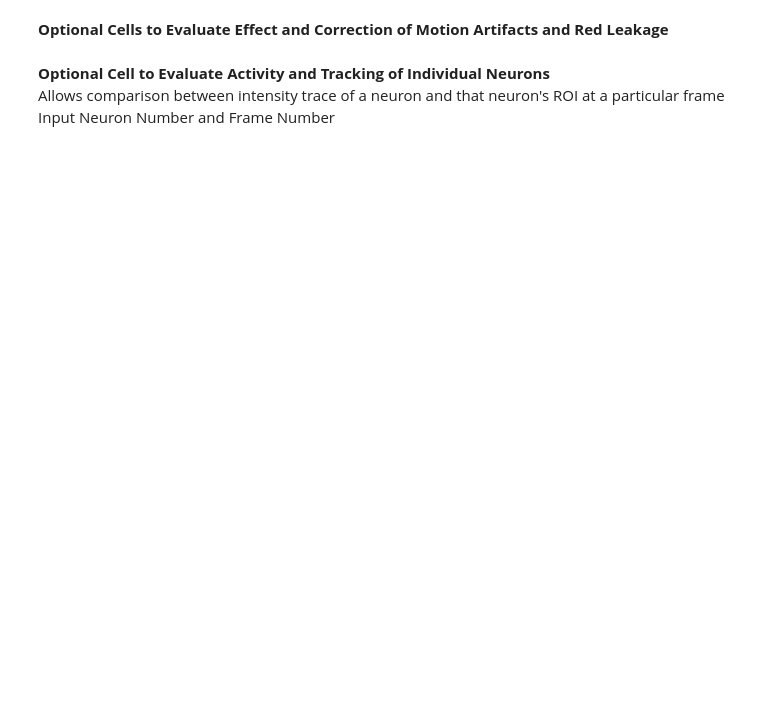
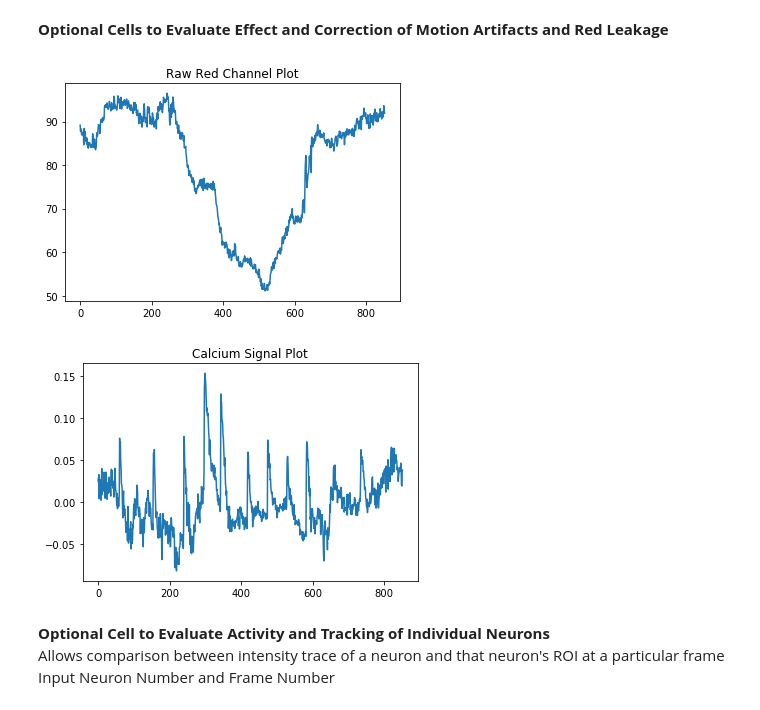
Before and after one commit to N0AHt/Hydra-Neural-Activity-Analysis, a Jupyter notebook: Neural Activity Analysis/SCHyA_user_script.ipynb, the cells around one changed output. Saved outputs shown, nothing was run; the diff lists cells and outputs as text; code cells hidden in the pictures; blank space fills up the shorter version.

```diff
--- a/Neural Activity Analysis/SCHyA_user_script.ipynb
+++ b/Neural Activity Analysis/SCHyA_user_script.ipynb
@@ -143,17 +159,20 @@ plot_all(intensities)
 # %%
 #Plot Red Transient to check for motion artefacts and leaking
-Neuron_with_possible_artefact = 52
+Neuron_with_possible_artefact = 7
 
 plt.figure(1)
 plt.title('Raw Red Channel Plot')
 plt.plot(intensities_red[Neuron_with_possible_artefact])
 plt.show()
 
 #After Correction:
 plt.figure(2)
 plt.plot(CaSignal[Neuron_with_possible_artefact])
 plt.title('Calcium Signal Plot')
 plt.show()
+# %% [output]
+[figure, added]
+[figure, added]
 # %% [markdown]
 **Optional Cell to Evaluate Activity and Tracking of Individual Neurons**
 Allows comparison between intensity trace of a neuron and that neuron's ROI at a particular frame
```
Also changed, not shown: parts of 43 cells of this notebook.
